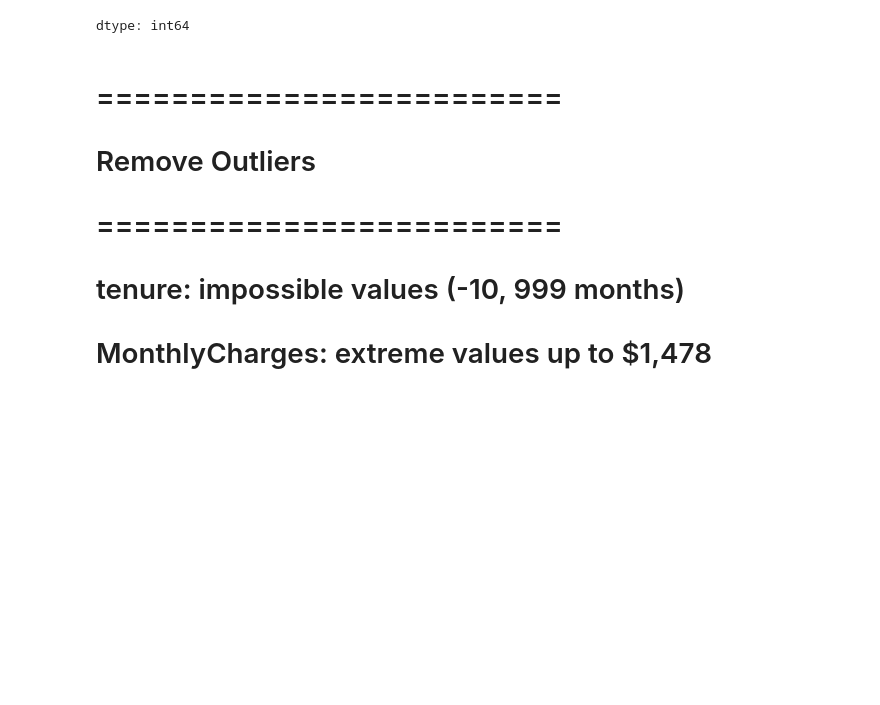
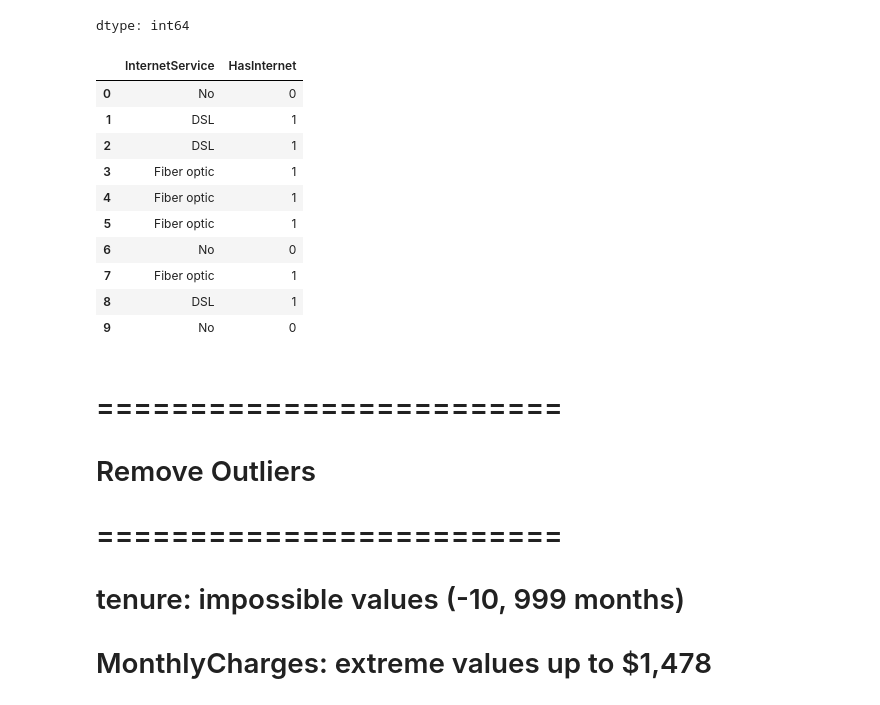
Before and after one commit to linda-bsharat/telco-customer-churn-prediction, a Jupyter notebook: notebooks/01_data_cleaning_and_eda.ipynb, the cells around one changed output. Cells and saved outputs as stored; diff of their text form; code cells hidden in the pictures; blank space fills up the shorter version.

```diff
--- a/notebooks/01_data_cleaning_and_eda.ipynb
+++ b/notebooks/01_data_cleaning_and_eda.ipynb
@@ -624,6 +624,20 @@ df["HasInternet"].value_counts()
 | 1 | 56049 |
 | 0 | 13897 |
 dtype: int64
+# %%
+display(df[['InternetService', 'HasInternet']].head(10))
+# %% [output]
+|  | InternetService | HasInternet |
+| 0 | No | 0 |
+| 1 | DSL | 1 |
+| 2 | DSL | 1 |
+| 3 | Fiber optic | 1 |
+| 4 | Fiber optic | 1 |
+| 5 | Fiber optic | 1 |
+| 6 | No | 0 |
+| 7 | Fiber optic | 1 |
+| 8 | DSL | 1 |
+| 9 | No | 0 |
 # %% [markdown]
 # =========================
 # Remove Outliers
```
